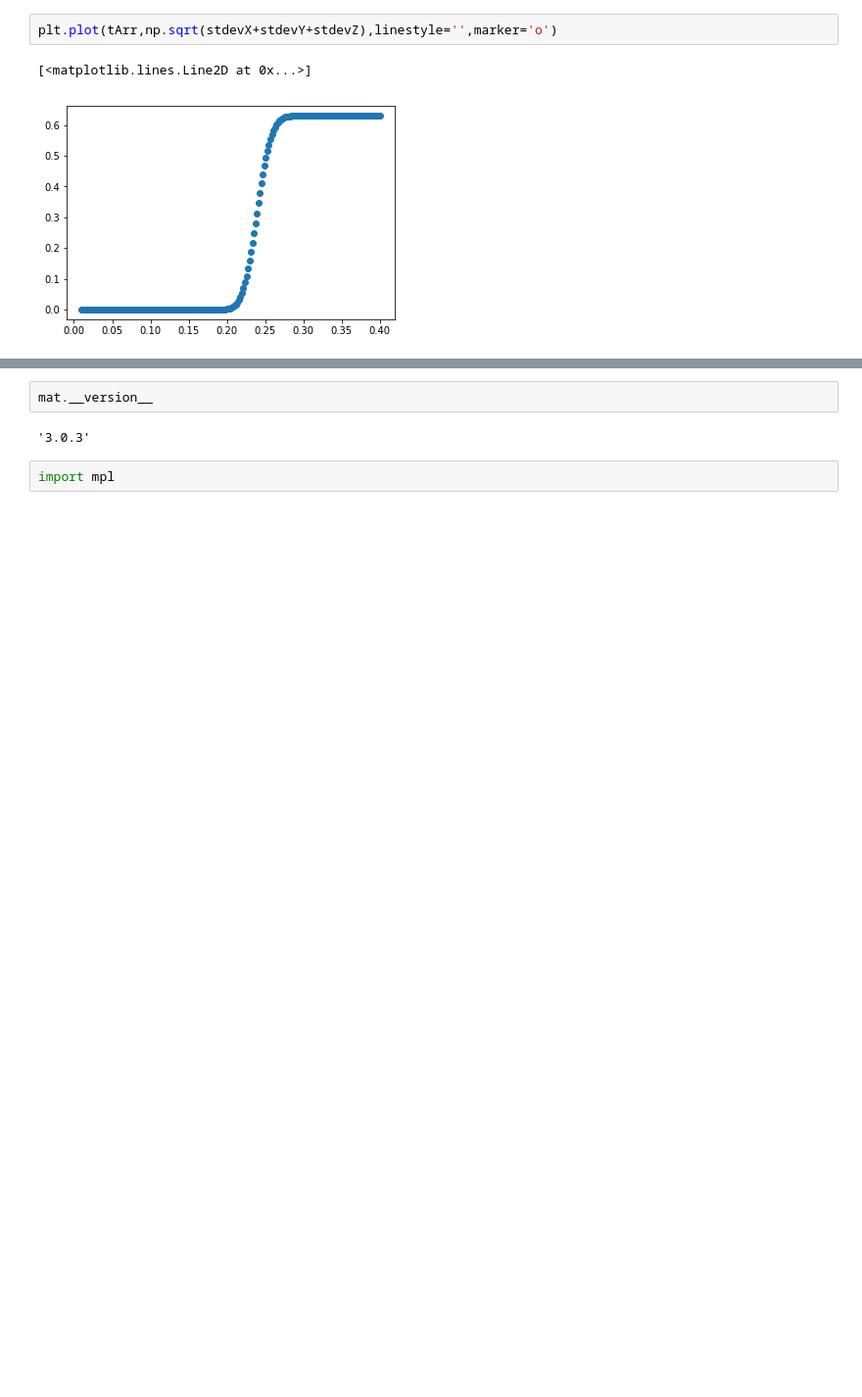
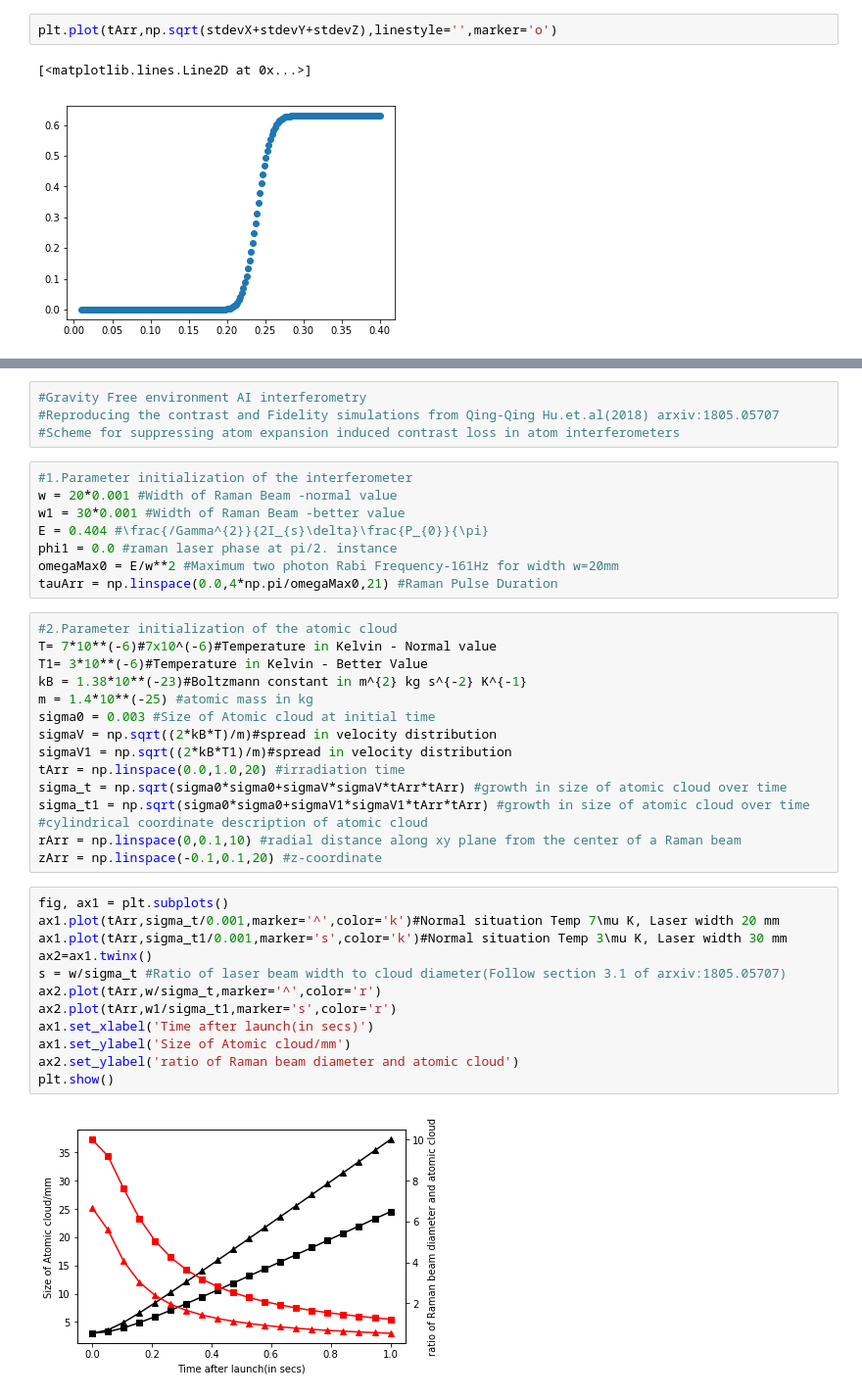
Before and after one commit to anirban-m/AI-Simulator, a Jupyter notebook: AI-simulator.ipynb, the cells around one changed output, grey strips where cells are left out. Shown at 98% size. Saved outputs shown, nothing was run; the diff lists cells and outputs as text; blank space fills up the shorter version.

```diff
--- a/AI-simulator.ipynb
+++ b/AI-simulator.ipynb
@@ -122,6 +121,41 @@ import matplotlib as mat
-# %%
-mat.__version__
-# %% [output]
-'3.0.3'
-# %%
-import mpl
+# %%
+#Gravity Free environment AI interferometry
+#Reproducing the contrast and Fidelity simulations from Qing-Qing Hu.et.al(2018) arxiv:1805.05707
+#Scheme for suppressing atom expansion induced contrast loss in atom interferometers
+# %%
+#1.Parameter initialization of the interferometer
+w = 20*0.001 #Width of Raman Beam -normal value
+w1 = 30*0.001 #Width of Raman Beam -better value
+E = 0.404 #\frac{/Gamma^{2}}{2I_{s}\delta}\frac{P_{0}}{\pi}
+phi1 = 0.0 #raman laser phase at pi/2. instance
+omegaMax0 = E/w**2 #Maximum two photon Rabi Frequency-161Hz for width w=20mm
+tauArr = np.linspace(0.0,4*np.pi/omegaMax0,21) #Raman Pulse Duration
+# %%
+#2.Parameter initialization of the atomic cloud
+T= 7*10**(-6)#7x10^(-6)#Temperature in Kelvin - Normal value
+T1= 3*10**(-6)#Temperature in Kelvin - Better Value
+kB = 1.38*10**(-23)#Boltzmann constant in m^{2} kg s^{-2} K^{-1}
+m = 1.4*10**(-25) #atomic mass in kg
+sigma0 = 0.003 #Size of Atomic cloud at initial time
+sigmaV = np.sqrt((2*kB*T)/m)#spread in velocity distribution
+sigmaV1 = np.sqrt((2*kB*T1)/m)#spread in velocity distribution
+tArr = np.linspace(0.0,1.0,20) #irradiation time
+sigma_t = np.sqrt(sigma0*sigma0+sigmaV*sigmaV*tArr*tArr) #growth in size of atomic cloud over time
+sigma_t1 = np.sqrt(sigma0*sigma0+sigmaV1*sigmaV1*tArr*tArr) #growth in size of atomic cloud over time
+#cylindrical coordinate description of atomic cloud
+rArr = np.linspace(0,0.1,10) #radial distance along xy plane from the center of a Raman beam
+zArr = np.linspace(-0.1,0.1,20) #z-coordinate
+# %%
+fig, ax1 = plt.subplots()
+ax1.plot(tArr,sigma_t/0.001,marker='^',color='k')#Normal situation Temp 7\mu K, Laser width 20 mm
+ax1.plot(tArr,sigma_t1/0.001,marker='s',color='k')#Normal situation Temp 3\mu K, Laser width 30 mm
+ax2=ax1.twinx()
+s = w/sigma_t #Ratio of laser beam width to cloud diameter(Follow section 3.1 of arxiv:1805.05707)
+ax2.plot(tArr,w/sigma_t,marker='^',color='r')
+ax2.plot(tArr,w1/sigma_t1,marker='s',color='r')
+ax1.set_xlabel('Time after launch(in secs)')
+ax1.set_ylabel('Size of Atomic cloud/mm')
+ax2.set_ylabel('ratio of Raman beam diameter and atomic cloud')
+plt.show()
+# %% [output]
+[figure, added]
```
Also changed, not shown: parts of 18 cells of this notebook.
